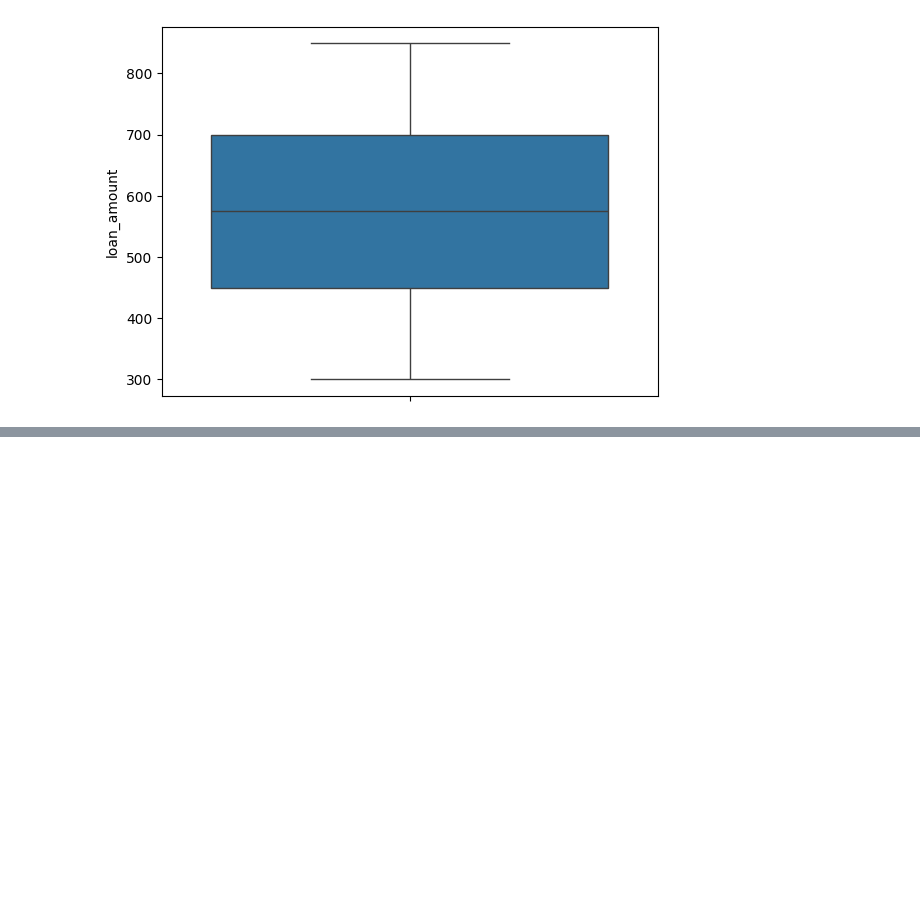
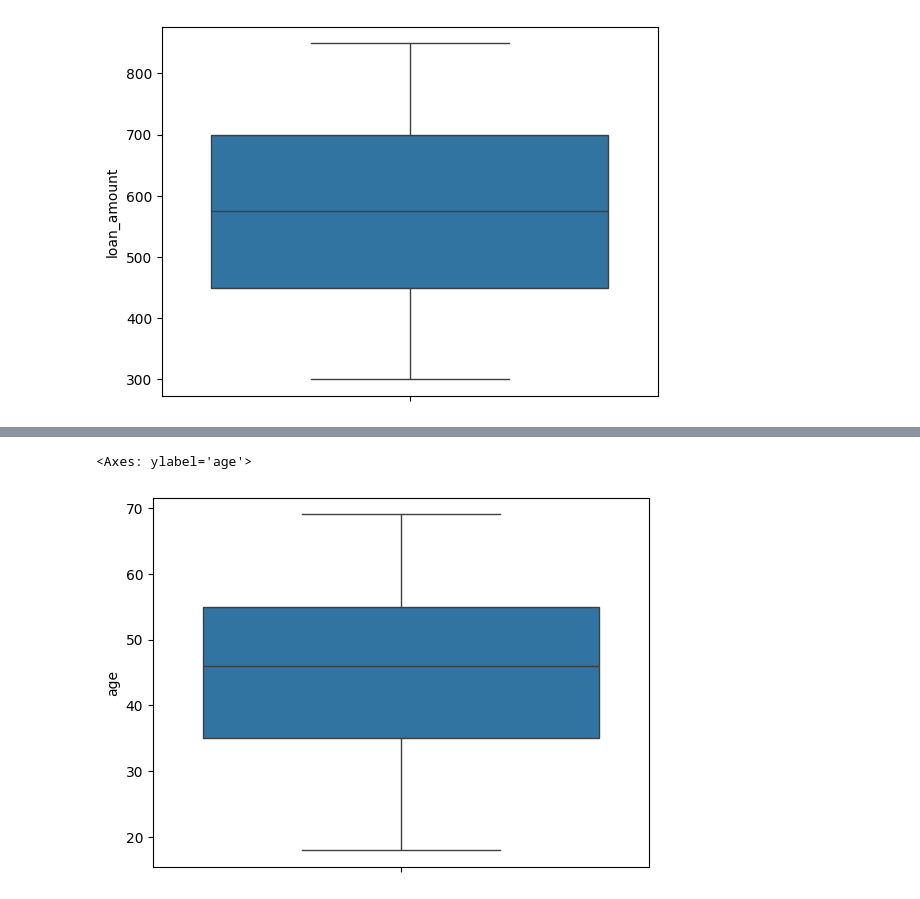
Before and after one commit to saaaaaaaaaaaaaad56/creditworthiness, a Jupyter notebook: Execution.ipynb, the cells around one changed output, grey strips where cells are left out. Drawn from its saved outputs; the diff is of its cells as text; code cells hidden in the pictures; blank space fills up the shorter version.

```diff
--- a/Execution.ipynb
+++ b/Execution.ipynb
@@ -452,0 +498,5 @@ sns.boxplot(df['loan_amount'])
+# %%
+sns.boxplot(df['age'])
+# %% [output]
+<Axes: ylabel='age'>
+[figure, added]
```
Also changed, not shown: parts of 14 cells of this notebook.
